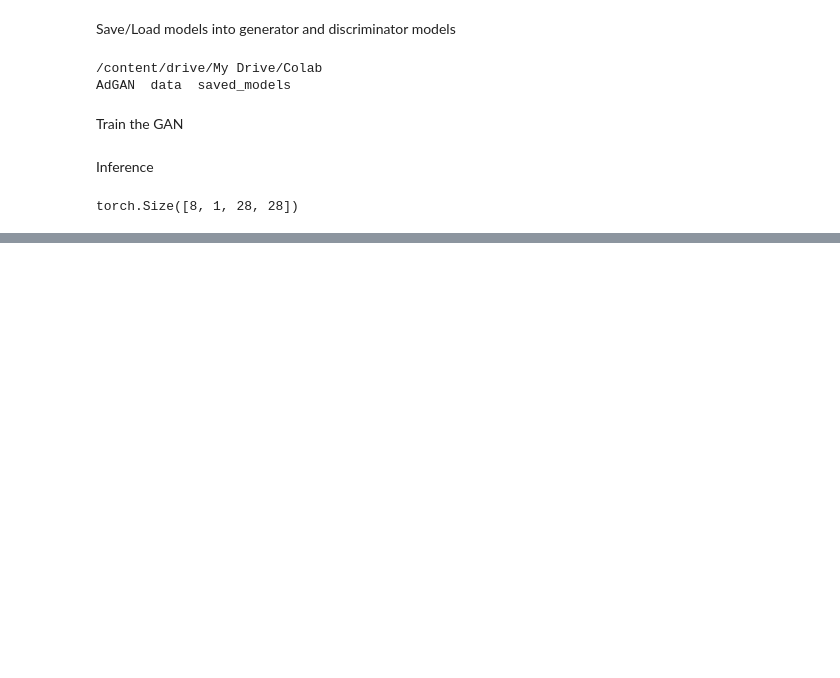
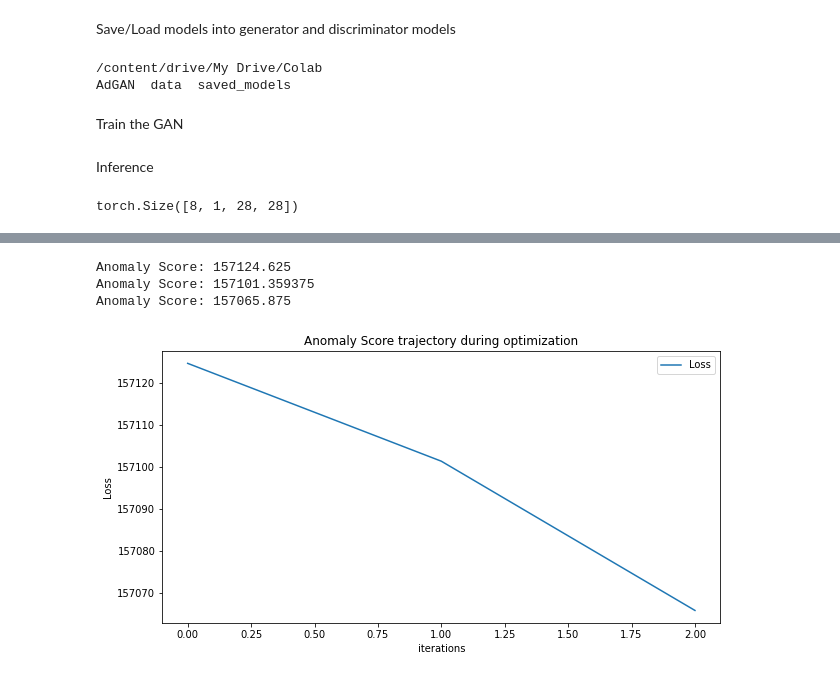
Before and after one commit to yashar-ne/AD-with-GANs, a Jupyter notebook: src/ad-with-gan-inference.ipynb, the cells around one changed output, grey strips where cells are left out. Cells and saved outputs as stored; diff of their text form; code cells hidden in the pictures; blank space fills up the shorter version.

```diff
--- a/src/ad-with-gan-inference.ipynb
+++ b/src/ad-with-gan-inference.ipynb
@@ -157,8 +141,8 @@ def save_models():
     torch.save(discriminator.state_dict(),f'./saved_models/discriminator.pkl')
 
 def load_models():
-    generator.load_state_dict(torch.load("./saved_models/generator_no_3s_50_epochs.pkl", map_location=torch.device(device)))
-    discriminator.load_state_dict(torch.load('./saved_models/discriminator_no_3s_50_epochs.pkl', map_location=torch.device(device)))
+    generator.load_state_dict(torch.load("./saved_models/generator.pkl", map_location=torch.device(device)))
+    discriminator.load_state_dict(torch.load('./saved_models/discriminator.pkl', map_location=torch.device(device)))
 # %% [output]
 /content/drive/My Drive/Colab
 AdGAN  data  saved_models
@@ -331,12 +315,12 @@ z = torch.randn(8, size_z, 1, 1, device=device, requires_grad=True)
 def run_inference():
     z_optimizer = torch.optim.Adam([z],lr=1e-4)
     losses = []
-    for i in range(100000):
+    for i in range(3000):
         gen_fake = generator(z.to(device))
         loss = get_anomaly_score(Variable(test_images).to(device), gen_fake)
         loss.backward()
         z_optimizer.step()
-        if i%10000==0:
+        if i%1000==0:
             print("Anomaly Score: %s" %(loss.data.item()))
             losses.append(loss.data.item())
 
@@ -401,0 +381,8 @@ save_models()
+# %%
+load_models()
+run_inference()
+# %% [output]
+Anomaly Score: 157124.625
+Anomaly Score: 157101.359375
+Anomaly Score: 157065.875
+[figure, added]
```
Also changed, not shown: parts of 5 cells of this notebook.
